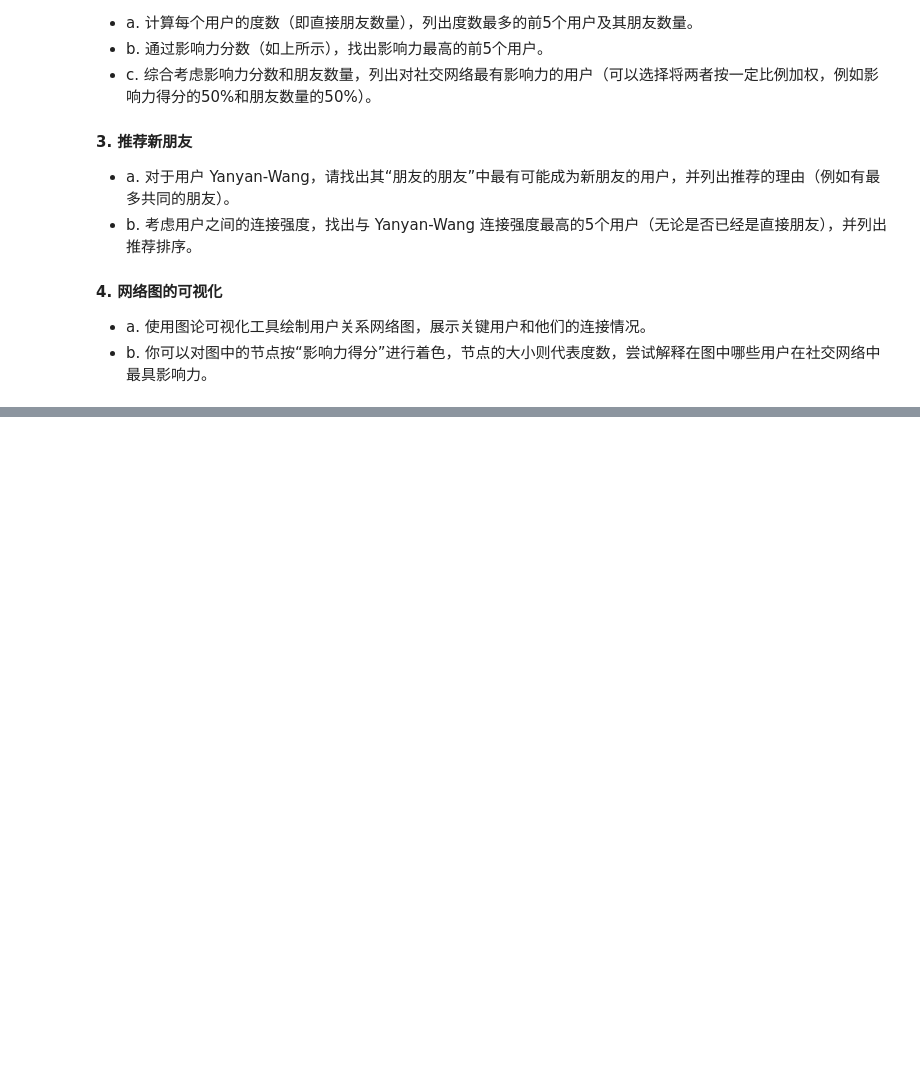
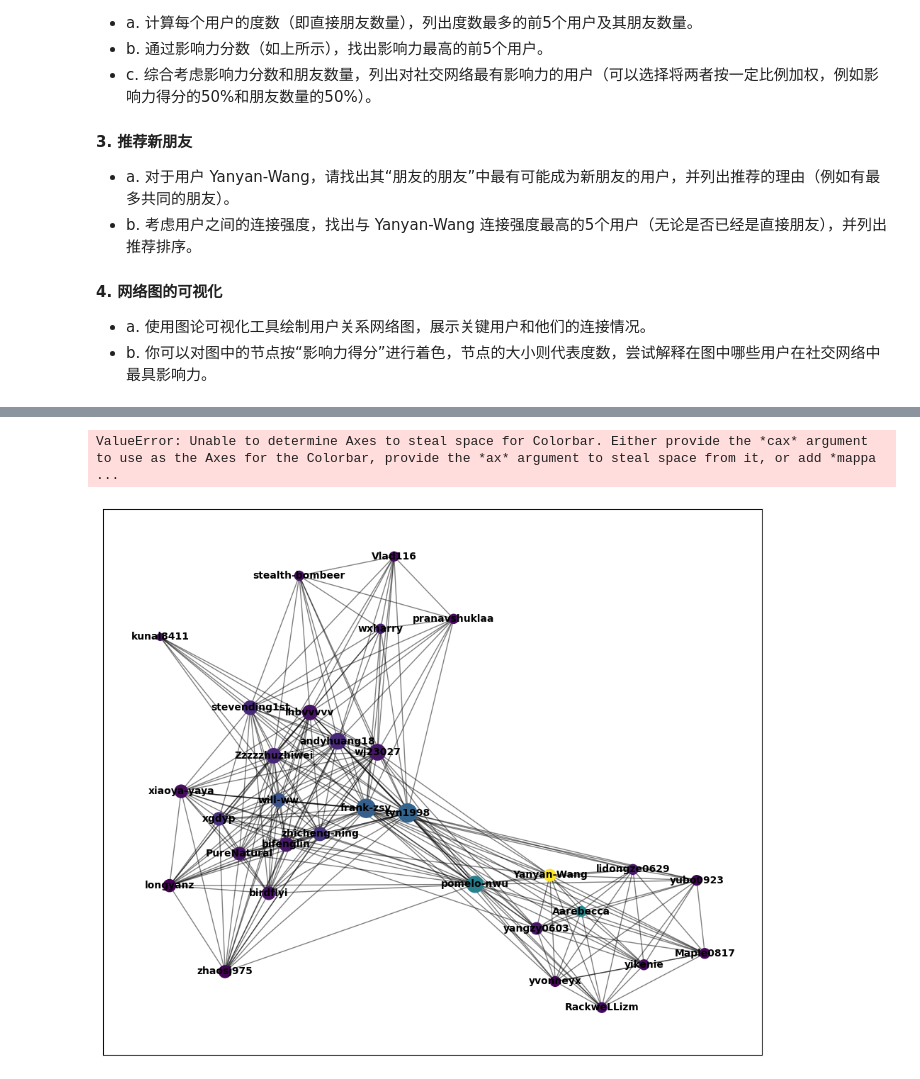
Before and after one commit to bouncekk/HomeWork, a Jupyter notebook: dase_homework/Homework4.ipynb, the cells around one changed output, grey strips where cells are left out. Saved outputs shown, nothing was run; the diff lists cells and outputs as text; code cells hidden in the pictures; blank space fills up the shorter version.

```diff
--- a/dase_homework/Homework4.ipynb
+++ b/dase_homework/Homework4.ipynb
@@ -26,5 +26,6 @@
 - a. 使用图论可视化工具绘制用户关系网络图，展示关键用户和他们的连接情况。
 - b. 你可以对图中的节点按“影响力得分”进行着色，节点的大小则代表度数，尝试解释在图中哪些用户在社交网络中最具影响力。
 # %%
-
+import networkx as nx
+import matplotlib.pyplot as plt
 nodes = [["Yanyan-Wang",50.95],["Aarebecca",23.82],["pomelo-nwu",22.36],["tyn1998",16.64],["frank-zsy",15.8],["will-ww",13.5],["zhicheng-ning",8.35],["xgdyp",7.58],["stevending1st",6.28],["andyhuang18",6.27],["Zzzzzhuzhiwei",6.21],["wxharry",4.79],["bifenglin",4.01],["yangzy0603",3.83],["lidongze0629",3.73],["wj23027",3.56],["PureNatural",3.37],["kunal8411",3.36],["birdflyi",3.28],["lhbvvvvv",3.12],["xiaoya-yaya",2.39],["stealth-bombeer",2.36],["yikenie",2.31],["RackweLLizm",2.28],["pranavshuklaa",1.79],["Vlad116",1.79],["Maple0817",1.63],["yvonneyx",1.22],["yubo0923",1.12],["zhaosj975",1],["longyanz",0.74]]
@@ -39,13 +40,76 @@ for edge in edges:
     user1, user2, weight = edge
     if user1 in network and user2 in network:
         network[user1]["friends"][user2] = weight
-        network[user2]["friends"][user1] = weight  # 因为是无向图，所以双向添加
-# 找出每个用户的直接朋友
+        network[user2]["friends"][user1] = weight
+
 direct_friends = {}
 for user, info in network.items():
     direct_friends[user] = list(info["friends"].keys())
 
-# 打印结果
-for user, friends in direct_friends.items():
-    print(f"{user} 的直接朋友: {friends}")
+#for user, friends in direct_friends.items():
+    #print(f"{user} 的直接朋友: {friends}")
+
+direct_length = {}
+for user, info in network.items():
+    direct_length[user] = len(info["friends"])
+    #print(f"{user} 的直接朋友数量: {direct_length[user]}")
+
+sorted_length = sorted(direct_length.items(), key=lambda x: x[1], reverse=True)
+top_5_= sorted_length[:5]
+for user, length in top_5_:
+    print(f"{user} 的直接朋友数量: {length}")
+
+sorted_nodes = sorted(network.items(), key=lambda x: x[1]["influence"], reverse=True)
+top_5 = sorted_nodes[:5]
+for user, info in top_5:
+    print(f"{user} 的影响力: {info['influence']}")
+
+weighted_influence = {}
+for user, info in network.items():
+    weighted_influence[user] = 0.5 * direct_length[user] + 0.5 * info["influence"]
+    #print(f"{user} 的加权影响力: {weighted_influence[user]}")
+    sorted_weighted = sorted(weighted_influence.items(), key=lambda x: x[1], reverse=True)
+    top_5_weighted = sorted_weighted[:5]
+#for user, info in top_5_weighted:
+    #print(f"{user} 的加权影响力: {info}")
+
+new_friends = {}
+for friends in direct_friends["Yanyan-Wang"]:
+    for fris in direct_friends[friends]:
+        if fris not in direct_friends["Yanyan-Wang"] and fris != "Yanyan-Wang":
+            new_friends[fris] = network[fris]["influence"]
+#for user, info in new_friends.items():
+    #print(f"{user} : {info}")
+
+connect_weight = network["Yanyan-Wang"]["friends"]
+sorted_weight_connect = sorted(connect_weight.items(), key=lambda x: x[1], reverse=True)
+top_5_connect = sorted_weight_connect[:5]
+#for user, weight in top_5_connect:
+    #print(f"{user} : {weight}")
+
+G = nx.Graph()
+for node in nodes:
+    user_name, influence_score = node
+    G.add_node(user_name, influence=influence_score)
+for edge in edges:
+    user1, user2, weight = edge
+    G.add_edge(user1, user2, weight=weight)
+
+
+
+pos = nx.spring_layout(G)  # 使用spring布局
+plt.figure(figsize=(12, 10))
+
+nx.draw_networkx_nodes(G, pos, node_size=sizes, node_color=colors, cmap=plt.cm.viridis)
+nx.draw_networkx_edges(G, pos, width=1.0, alpha=0.5)
+nx.draw_networkx_labels(G, pos, font_size=10, font_weight='bold')
+
+# 添加颜色条以显示影响力分数
+sm = plt.cm.ScalarMappable(cmap=color_map, norm=plt.Normalize(vmin=min_influence, vmax=max_influence))
+sm._A = []  # 伪造数据以显示颜色条（这是一个技巧，因为ScalarMappable需要一个数组作为输入）
+cbar = plt.colorbar(sm, orientation='vertical', fraction=0.046, pad=0.04)
+cbar.set_label('影响力分数')
+
+
+plt.show()
 # %% [output]
@@ -68,0 +126,2 @@ longyanz 的直接朋友: ['bifenglin', 'will-ww', 'tyn1998', 'xiaoya-yaya', 'zh
+ValueError: Unable to determine Axes to steal space for Colorbar. Either provide the *cax* argument to use as the Axes for the Colorbar, provide the *ax* argument to steal space from it, or add *mappa ...
+[figure, added]
```
Also changed, not shown: parts of 2 cells of this notebook, 1 other file.
